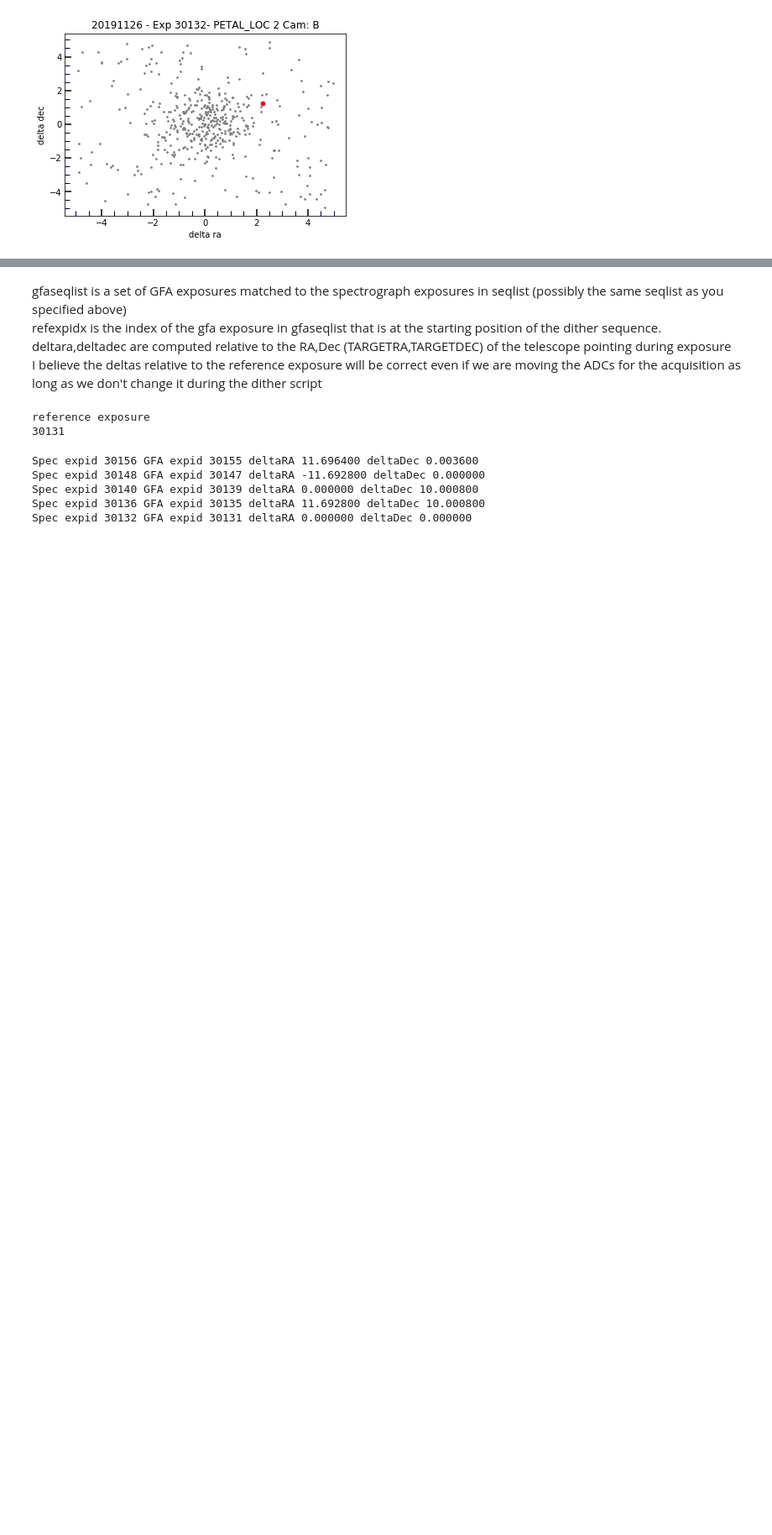
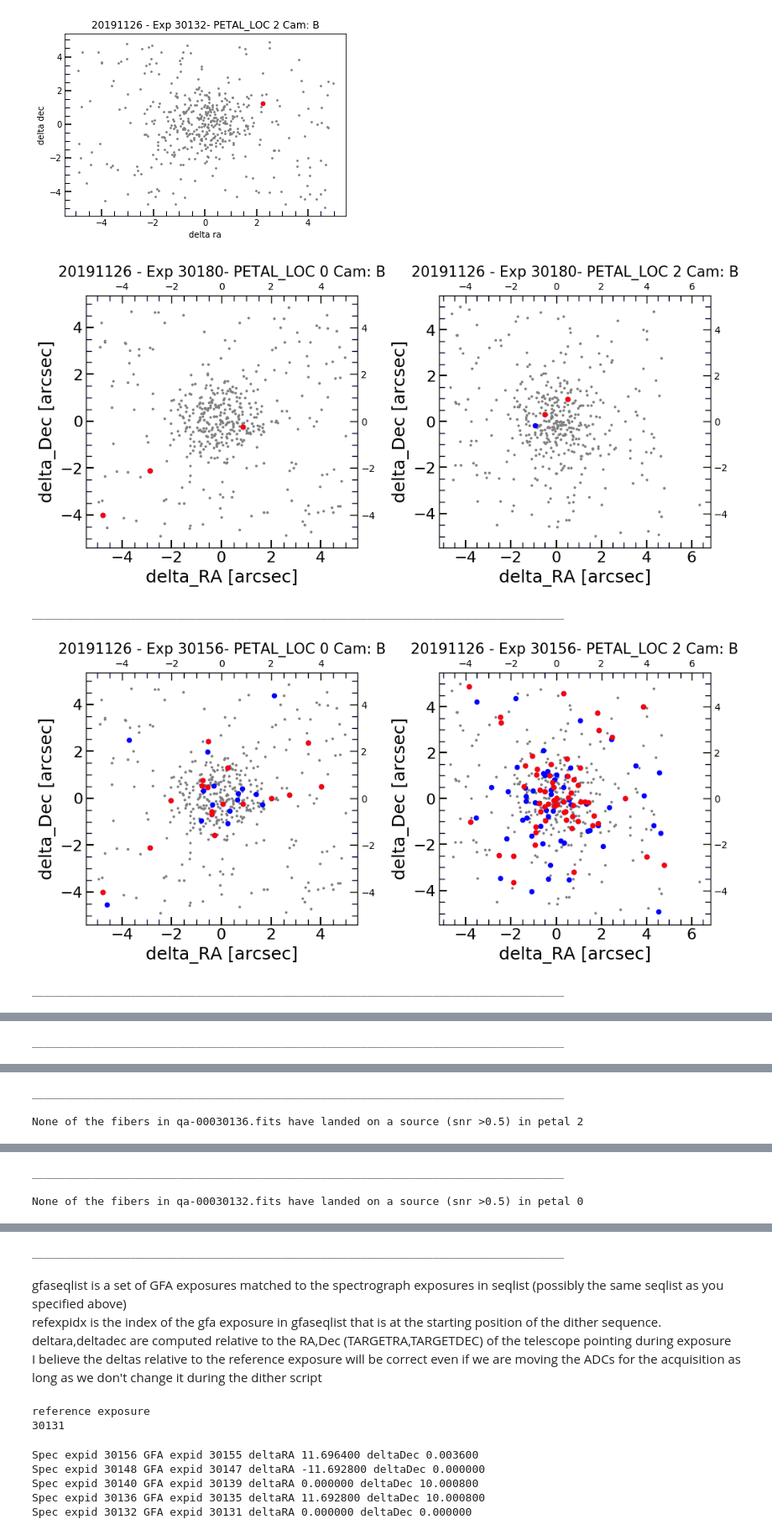
Before and after one commit to desihub/desicmx, a Jupyter notebook: analysis/dither/dither_analysis.ipynb, the cells around one changed output, grey strips where cells are left out. Shown: that part at 84% size. Cells and saved outputs as stored; diff of their text form; code cells hidden in the pictures; blank space fills up the shorter version.

Commit message:
update plotting scheme to take petal list

```diff
--- a/analysis/dither/dither_analysis.ipynb
+++ b/analysis/dither/dither_analysis.ipynb
@@ -29,3 +30,20 @@ grokdither(seqlist,obsday,petalnum,channel,facsvfile)
 [figure]
 [figure]
 [figure]
+# %%
+### plot_dither_seq() in dither_plot.py does not use csv file. It uses the raw fiberassign output
+
+tileid,obsday,petalnum_list,channel = 63068,'20191126',[0,2],b'B'
+nightwatch_dir='/exposures/nightwatch/'
+fiberassign_dir = '/data/tiles/ALL_tiles/20191119/'
+plotout_dir = './'
+snr_thresh=0.5
+seqlist = [30180,30156,30148,30140,30136,30132]
+
+
+plot_dither_seq(seqlist, obsday, petalnum_list, channel, tileid, nightwatch_dir, fiberassign_dir, plotout_dir, snr_thresh)
+# %% [output]
+[figure, added]
+_________________________________________________________________________________
+[figure, added]
+_________________________________________________________________________________
@@ -31,0 +51 @@ grokdither(seqlist,obsday,petalnum,channel,facsvfile)
+_________________________________________________________________________________
@@ -31,0 +53,3 @@ grokdither(seqlist,obsday,petalnum,channel,facsvfile)
+_________________________________________________________________________________
+
+None of the fibers in qa-00030136.fits have landed on a source (snr >0.5) in petal 2
@@ -31,0 +57,3 @@ grokdither(seqlist,obsday,petalnum,channel,facsvfile)
+_________________________________________________________________________________
+
+None of the fibers in qa-00030132.fits have landed on a source (snr >0.5) in petal 0
@@ -32,3 +61,4 @@ grokdither(seqlist,obsday,petalnum,channel,facsvfile)
+_________________________________________________________________________________
 # %% [markdown]
 gfaseqlist is a set of GFA exposures matched to the spectrograph exposures in seqlist (possibly the same seqlist as you specified above)<br>
 refexpidx is the index of the gfa exposure in gfaseqlist that is at the starting position of the dither sequence. deltara,deltadec are computed relative to the RA,Dec (TARGETRA,TARGETDEC) of the telescope pointing during exposure <br>
```
Also changed, not shown: parts of 2 cells of this notebook, 1 other file.
